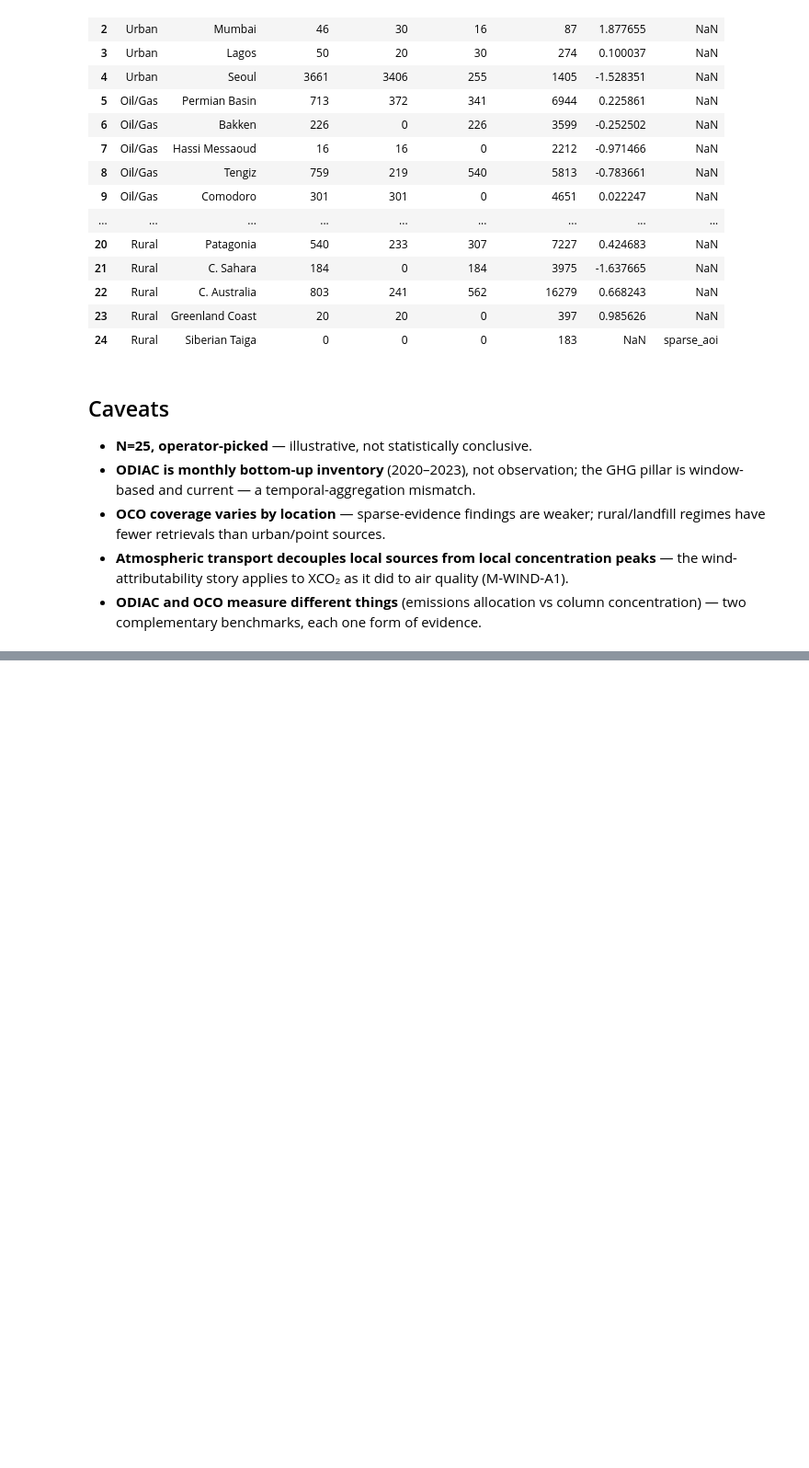
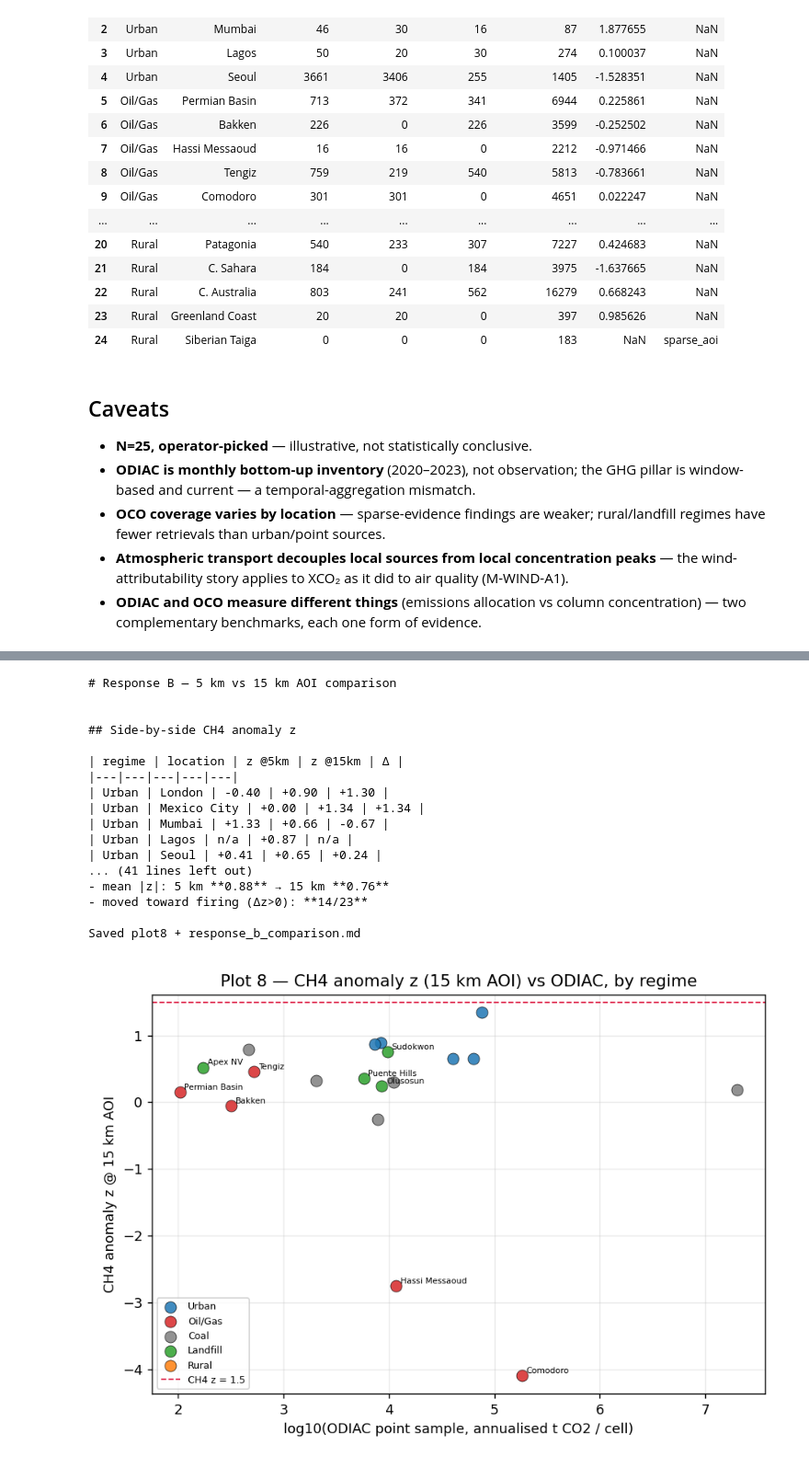
Before and after one commit to mbr38/GSCO_TRIALS, a Jupyter notebook: analysis/ghg_odiac_validation.ipynb, the cells around one changed output, grey strips where cells are left out. Shown at 92% size. Saved outputs shown, nothing was run; the diff lists cells and outputs as text; code cells hidden in the pictures; blank space fills up the shorter version.

```diff
--- a/analysis/ghg_odiac_validation.ipynb
+++ b/analysis/ghg_odiac_validation.ipynb
@@ -111,0 +116,23 @@ cov
+# %%
+from analysis import response_b_compare as rb
+rb.main()
+display(Image(filename='plots/plot8_ch4z15_vs_odiac.png'))
+# %% [output]
+# Response B — 5 km vs 15 km AOI comparison
+
+
+## Side-by-side CH4 anomaly z
+
+| regime | location | z @5km | z @15km | Δ |
+|---|---|---|---|---|
+| Urban | London | -0.40 | +0.90 | +1.30 |
+| Urban | Mexico City | +0.00 | +1.34 | +1.34 |
+| Urban | Mumbai | +1.33 | +0.66 | -0.67 |
+| Urban | Lagos | n/a | +0.87 | n/a |
+| Urban | Seoul | +0.41 | +0.65 | +0.24 |
+... (41 lines left out)
+- mean |z|: 5 km **0.88** → 15 km **0.76**
+- moved toward firing (Δz>0): **14/23**
+
+Saved plot8 + response_b_comparison.md
+[figure, added]
```
Also changed, not shown: parts of 1 cell of this notebook, 8 other files.
